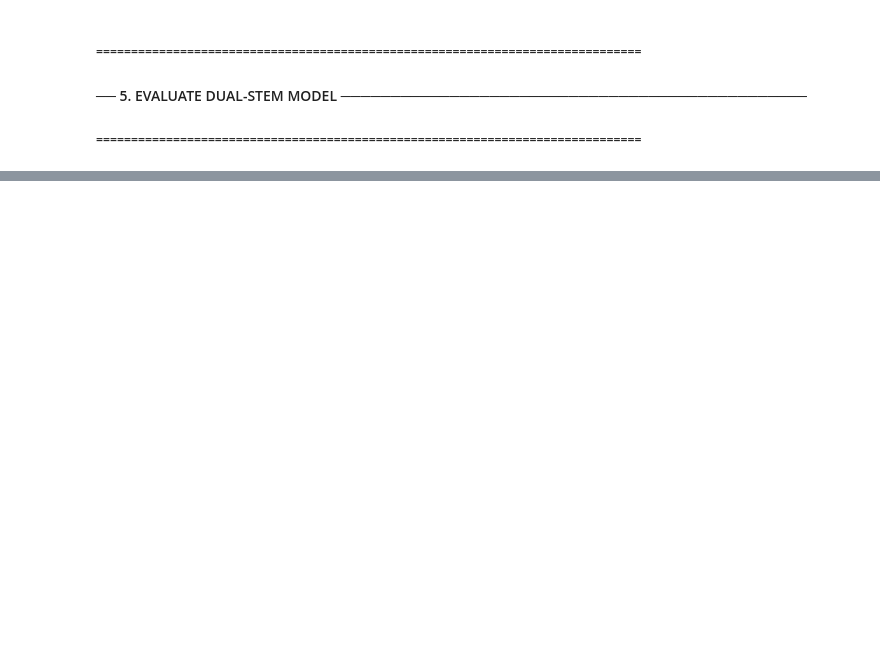
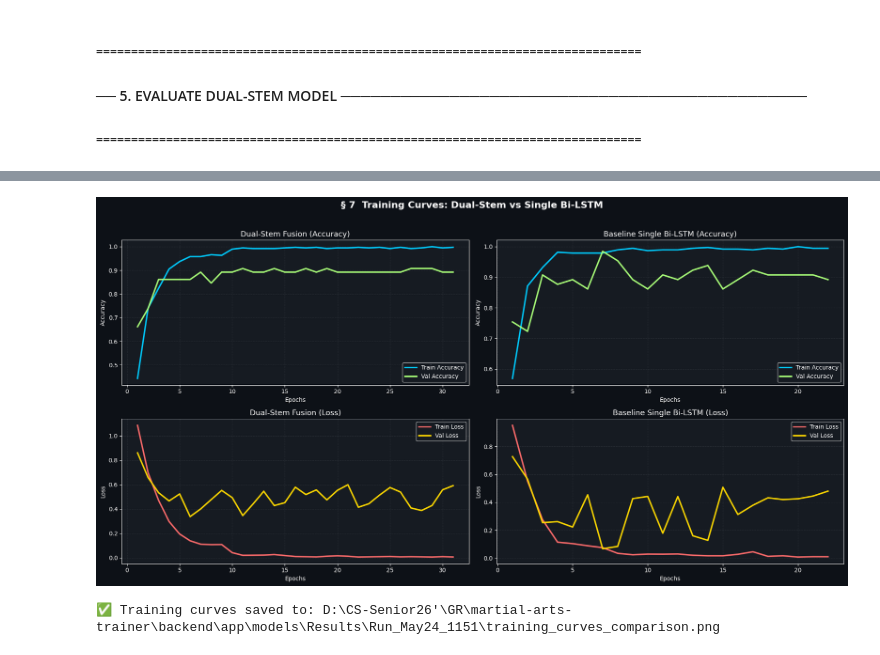
Before and after one commit to ahmedSaf412/MAT_pup, a Jupyter notebook: backend/app/models/01_DualStem_Training.ipynb, the cells around one changed output, grey strips where cells are left out. Saved outputs shown, nothing was run; the diff lists cells and outputs as text; code cells hidden in the pictures; blank space fills up the shorter version.

```diff
--- a/backend/app/models/01_DualStem_Training.ipynb
+++ b/backend/app/models/01_DualStem_Training.ipynb
@@ -570 +570,41 @@ MaeGeri             90.0%    94.7%  ▲4.7%
 🏁 COMPLETE! All models and reports are secured in the Run folder.
+# %%
+# ==============================================================================
+# ── 9. PLOT TRAINING CURVES (ACCURACY & LOSS) ─────────────────────────────────
+# ==============================================================================
+fig, axes = plt.subplots(2, 2, figsize=(18, 10), facecolor=BG_COLOR)
+fig.suptitle('§ 7  Training Curves: Dual-Stem vs Single Bi-LSTM', fontsize=16, fontweight='bold', color='white', y=0.95)
+
+def plot_learning_curve(ax, hist_dict, title, metric, val_metric, color_train, color_val, ylabel):
+    epochs = range(1, len(hist_dict[metric]) + 1)
+    ax.plot(epochs, hist_dict[metric], color=color_train, linewidth=2.5, label=f'Train {ylabel}')
+    ax.plot(epochs, hist_dict[val_metric], color=color_val, linewidth=2.5, label=f'Val {ylabel}')
+    ax.set_title(title, color='white', fontsize=13)
+    ax.set_xlabel('Epochs', color='white')
+    ax.set_ylabel(ylabel, color='white')
+    ax.tick_params(colors='white')
+    ax.set_facecolor('#161B22')
+    ax.legend(facecolor='#161B22', labelcolor='white')
+    ax.grid(True, color='#30363D', linestyle='--', alpha=0.7)
+
+# 1. Dual-Stem Accuracy
+plot_learning_curve(axes[0, 0], history.history, 'Dual-Stem Fusion (Accuracy)', 'accuracy', 'val_accuracy', '#00C9FF', '#A8FF78', 'Accuracy')
+# 2. Dual-Stem Loss
+plot_learning_curve(axes[1, 0], history.history, 'Dual-Stem Fusion (Loss)', 'loss', 'val_loss', '#FF6B6B', '#FFD700', 'Loss')
+
+# 3. Single Bi-LSTM Accuracy
+plot_learning_curve(axes[0, 1], history_old.history, 'Baseline Single Bi-LSTM (Accuracy)', 'accuracy', 'val_accuracy', '#00C9FF', '#A8FF78', 'Accuracy')
+# 4. Single Bi-LSTM Loss
+plot_learning_curve(axes[1, 1], history_old.history, 'Baseline Single Bi-LSTM (Loss)', 'loss', 'val_loss', '#FF6B6B', '#FFD700', 'Loss')
+
+plt.tight_layout(rect=[0, 0.03, 1, 0.93])
+
+# Save it to the current run folder!
+curves_path = os.path.join(RUN_SAVE_DIR, 'training_curves_comparison.png')
+plt.savefig(curves_path, dpi=150, facecolor=BG_COLOR)
+plt.show()
+
+print(f"✅ Training curves saved to: {curves_path}")
+# %% [output]
+[figure, added]
+✅ Training curves saved to: D:\CS-Senior26'\GR\martial-arts-trainer\backend\app\models\Results\Run_May24_1151\training_curves_comparison.png
```
Also changed, not shown: parts of 7 cells of this notebook, 3 other files.
